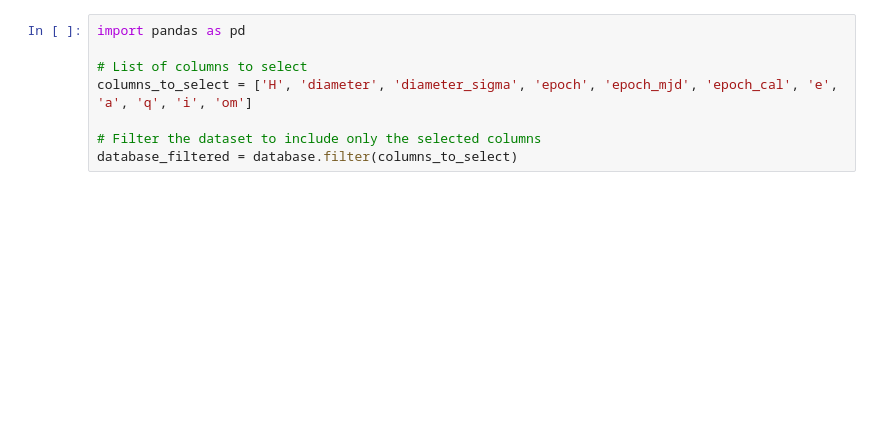
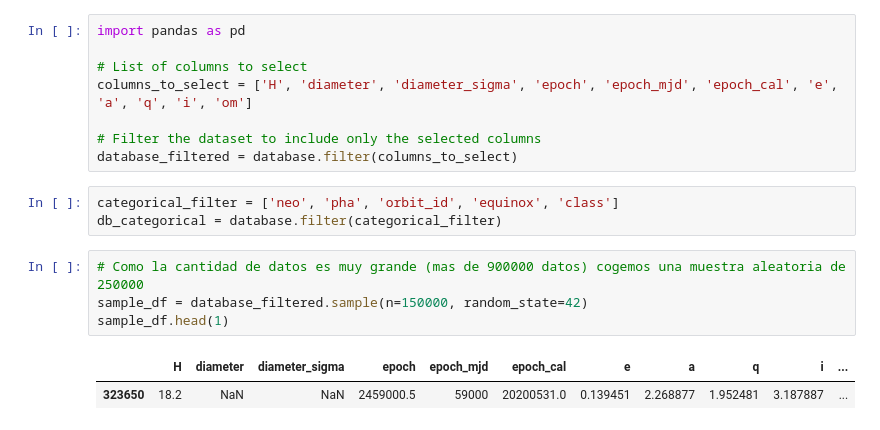
Before and after one commit to PazReumante/asteroid_prediction, a Jupyter notebook: explore_Reuman.ipynb, the cells around one changed output. Drawn from its saved outputs; the diff is of its cells as text; blank space fills up the shorter version.

```diff
--- a/explore_Reuman.ipynb
+++ b/explore_Reuman.ipynb
@@ -37,3 +59,13 @@ columns_to_select = ['H', 'diameter', 'diameter_sigma', 'epoch', 'epoch_mjd', 'e
 
 # Filter the dataset to include only the selected columns
 database_filtered = database.filter(columns_to_select)
+# %%
+categorical_filter = ['neo', 'pha', 'orbit_id', 'equinox', 'class']
+db_categorical = database.filter(categorical_filter)
+# %%
+# Como la cantidad de datos es muy grande (mas de 900000 datos) cogemos una muestra aleatoria de 250000
+sample_df = database_filtered.sample(n=150000, random_state=42)
+sample_df.head(1)
+# %% [output]
+|  | H | diameter | diameter_sigma | epoch | epoch_mjd | epoch_cal | e | a | q | i | ... |
+| 323650 | 18.2 | NaN | NaN | 2459000.5 | 59000 | 20200531.0 | 0.139451 | 2.268877 | 1.952481 | 3.187887 | ... |
```
Also changed, not shown: parts of 8 cells of this notebook.
